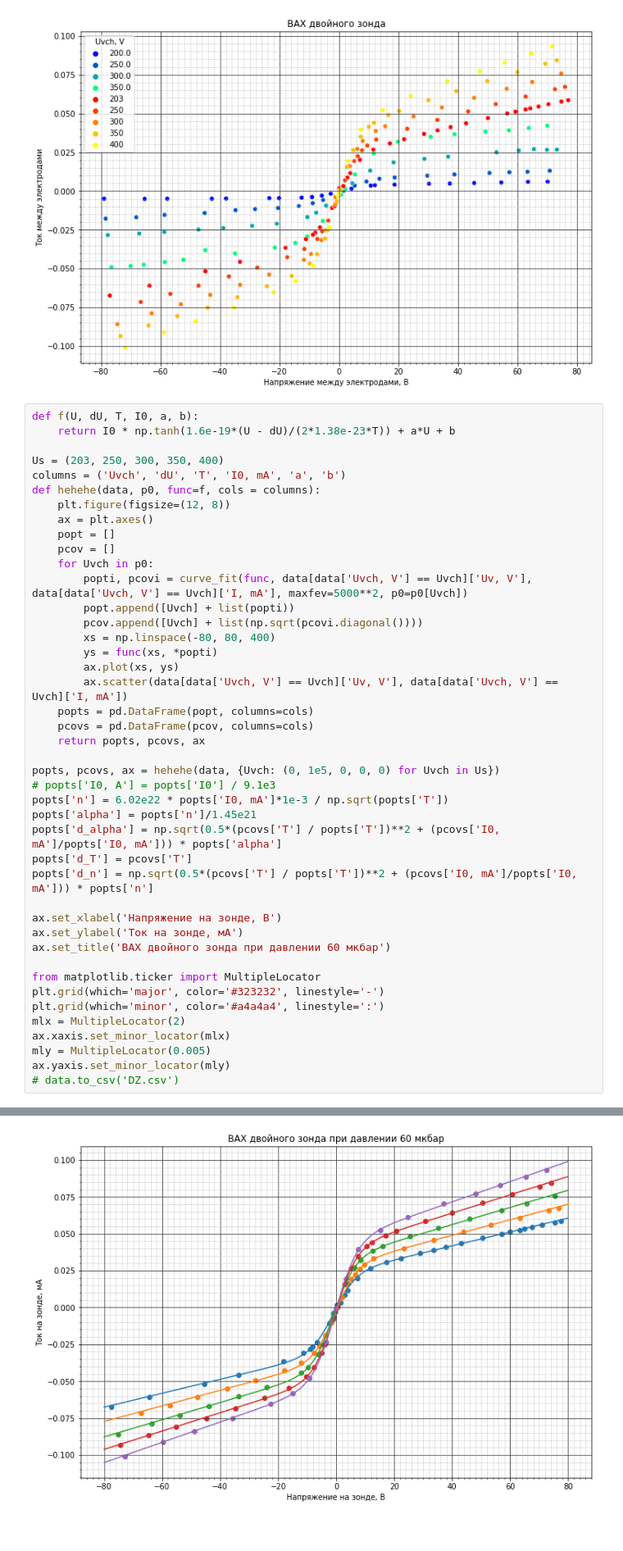
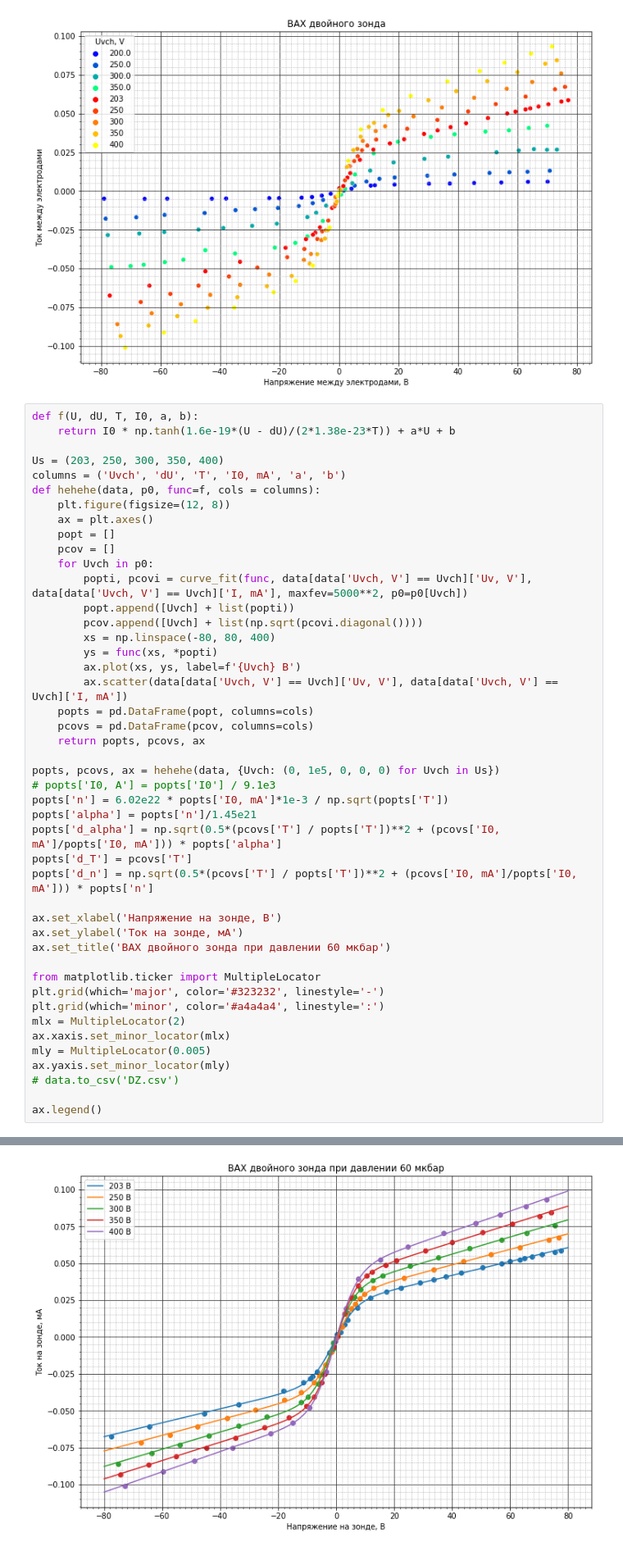
Before and after one commit to Redencon/Lapki, a Jupyter notebook: DZ.ipynb, the cells around one changed output, grey strips where cells are left out. Shown at 82% size. Drawn from its saved outputs; the diff is of its cells as text.

Commit message:
DZ added legends

```diff
--- a/DZ.ipynb
+++ b/DZ.ipynb
@@ -209,7 +209,7 @@ def hehehe(data, p0, func=f, cols = columns):
         pcov.append([Uvch] + list(np.sqrt(pcovi.diagonal())))
         xs = np.linspace(-80, 80, 400)
         ys = func(xs, *popti)
-        ax.plot(xs, ys)
+        ax.plot(xs, ys, label=f'{Uvch} В')
         ax.scatter(data[data['Uvch, V'] == Uvch]['Uv, V'], data[data['Uvch, V'] == Uvch]['I, mA'])
     popts = pd.DataFrame(popt, columns=cols)
     pcovs = pd.DataFrame(pcov, columns=cols)
@@ -235,4 +235,6 @@ ax.xaxis.set_minor_locator(mlx)
 mly = MultipleLocator(0.005)
 ax.yaxis.set_minor_locator(mly)
 # data.to_csv('DZ.csv')
+
+ax.legend()
 # %% [output]
@@ -239,4 +242,4 @@ ax.yaxis.set_minor_locator(mly)
-[figure, old version]
+[figure, new version]
 # %%
 # dU, T, I0, a, b
 p0 = {
```
Also changed, not shown: parts of 2 cells of this notebook.
